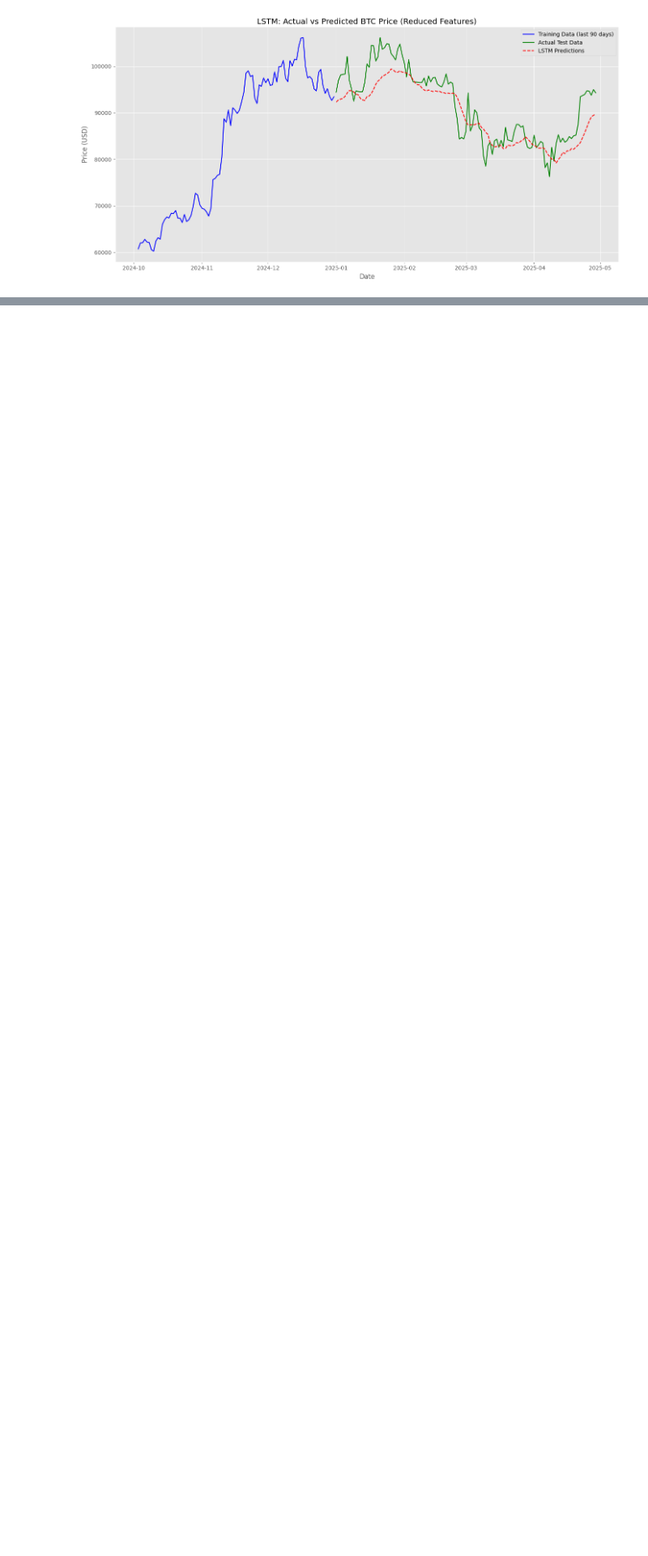
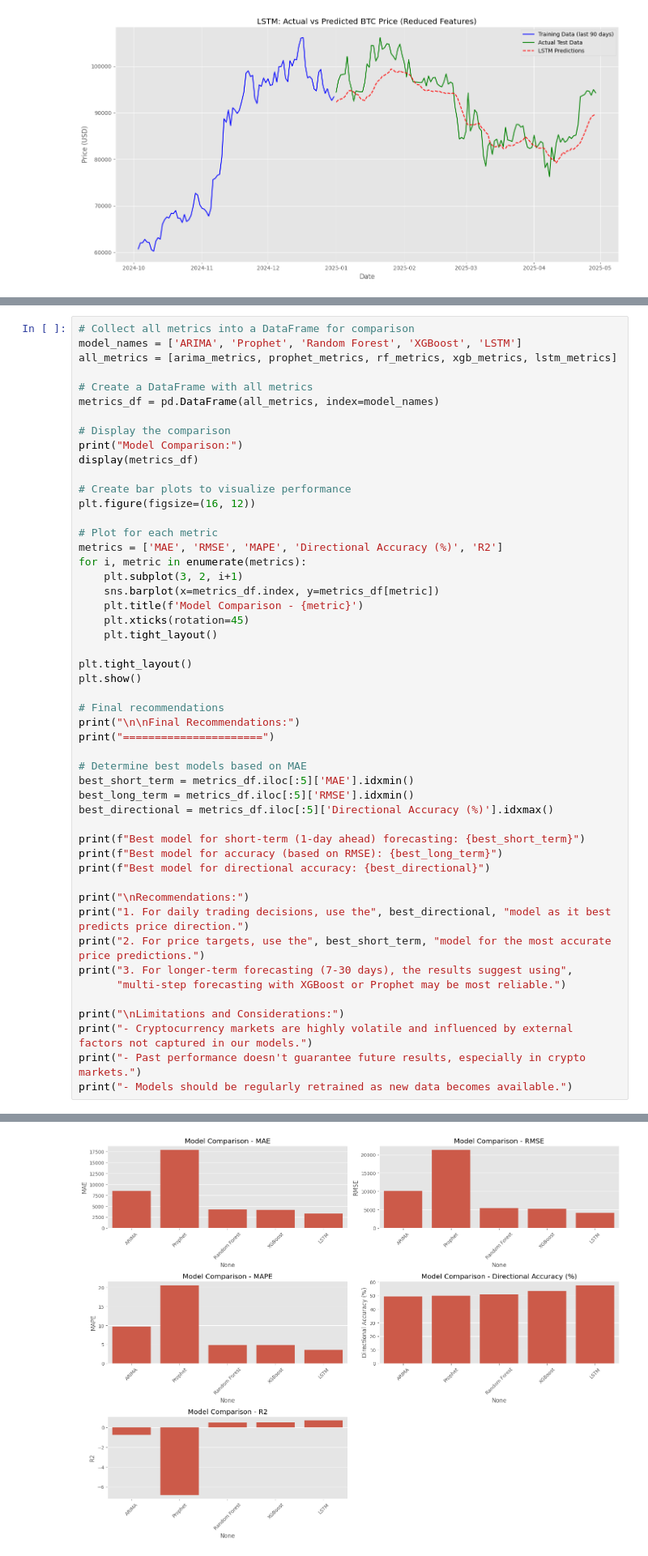
Before and after one commit to Fizryfu/Capstone, a Jupyter notebook: Capstone Project/Capstone_Project.ipynb, the cells around one changed output, grey strips where cells are left out. Shown at 81% size. Cells and saved outputs as stored; diff of their text form; blank space fills up the shorter version.

```diff
--- a/Capstone Project/Capstone_Project.ipynb
+++ b/Capstone Project/Capstone_Project.ipynb
@@ -1545,0 +1584,51 @@ plt.show()
+# %%
+# Collect all metrics into a DataFrame for comparison
+model_names = ['ARIMA', 'Prophet', 'Random Forest', 'XGBoost', 'LSTM']
+all_metrics = [arima_metrics, prophet_metrics, rf_metrics, xgb_metrics, lstm_metrics]
+
+# Create a DataFrame with all metrics
+metrics_df = pd.DataFrame(all_metrics, index=model_names)
+
+# Display the comparison
+print("Model Comparison:")
+display(metrics_df)
+
+# Create bar plots to visualize performance
+plt.figure(figsize=(16, 12))
+
+# Plot for each metric
+metrics = ['MAE', 'RMSE', 'MAPE', 'Directional Accuracy (%)', 'R2']
+for i, metric in enumerate(metrics):
+    plt.subplot(3, 2, i+1)
+    sns.barplot(x=metrics_df.index, y=metrics_df[metric])
+    plt.title(f'Model Comparison - {metric}')
+    plt.xticks(rotation=45)
+    plt.tight_layout()
+
+plt.tight_layout()
+plt.show()
+
+# Final recommendations
+print("\n\nFinal Recommendations:")
+print("======================")
+
+# Determine best models based on MAE
+best_short_term = metrics_df.iloc[:5]['MAE'].idxmin()
+best_long_term = metrics_df.iloc[:5]['RMSE'].idxmin()
+best_directional = metrics_df.iloc[:5]['Directional Accuracy (%)'].idxmax()
+
+print(f"Best model for short-term (1-day ahead) forecasting: {best_short_term}")
+print(f"Best model for accuracy (based on RMSE): {best_long_term}")
+print(f"Best model for directional accuracy: {best_directional}")
+
+print("\nRecommendations:")
+print("1. For daily trading decisions, use the", best_directional, "model as it best predicts price direction.")
+print("2. For price targets, use the", best_short_term, "model for the most accurate price predictions.")
+print("3. For longer-term forecasting (7-30 days), the results suggest using",
+      "multi-step forecasting with XGBoost or Prophet may be most reliable.")
+
+print("\nLimitations and Considerations:")
+print("- Cryptocurrency markets are highly volatile and influenced by external factors not captured in our models.")
+print("- Past performance doesn't guarantee future results, especially in crypto markets.")
+print("- Models should be regularly retrained as new data becomes available.")
+# %% [output]
@@ -1545,0 +1642 @@ plt.show()
+[figure, added]
```
Also changed, not shown: parts of 16 cells of this notebook.
